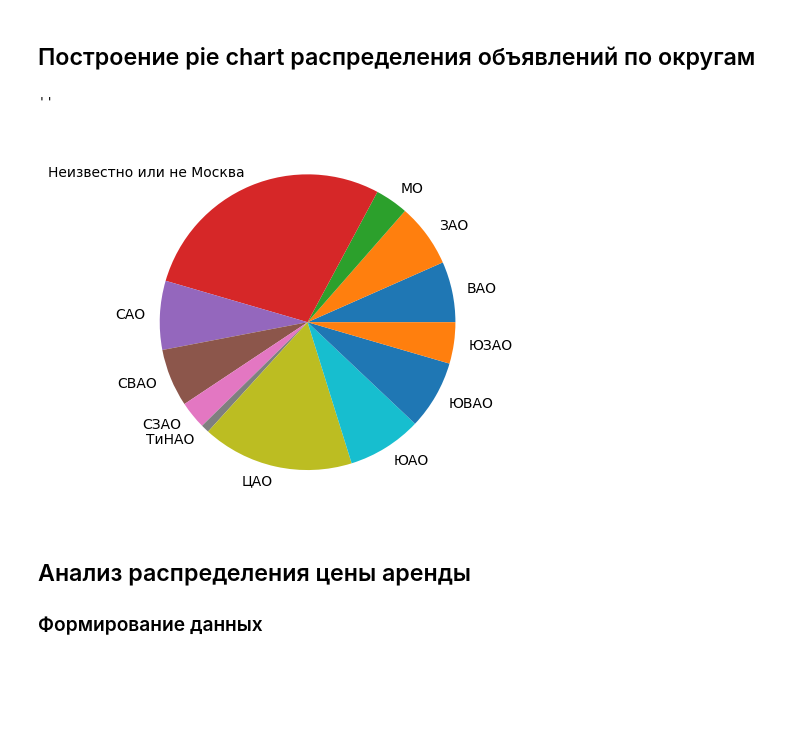
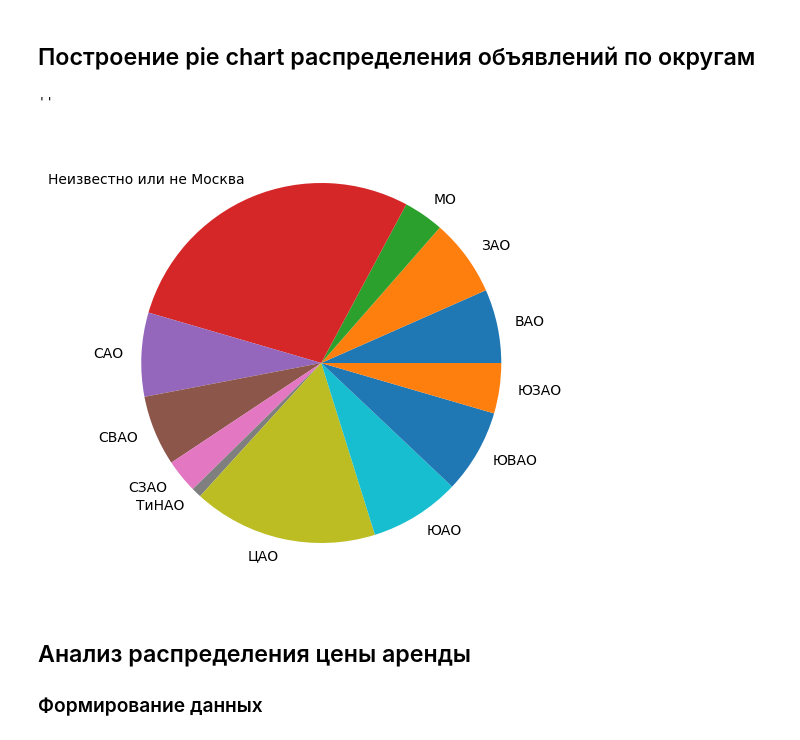
Before and after one commit to korceo/rea, a Jupyter notebook: releases/Release_1.0/Release_1.0.ipynb, the cells around one changed output. Drawn from its saved outputs; the diff is of its cells as text; code cells hidden in the pictures; blank space fills up the shorter version.

```diff
--- a/releases/Release_1.0/Release_1.0.ipynb
+++ b/releases/Release_1.0/Release_1.0.ipynb
@@ -472,14 +472,15 @@ for_pie = metro_counts.groupby("Округ").count()
 # %%
 x = metro_counts["count"]
 y = metro_counts["Округ"]
 
 fig_metro, ax_metro = plt.subplots()
 ax_metro.pie(for_pie["count"], labels=for_pie.index)
+plt.tight_layout()
 fig_metro.savefig('./figures/Распределение по округам.svg', dpi=300, bbox_inches="tight")
 ;
 # %% [output]
 ''
-[figure, old version]
+[figure, new version]
 # %% [markdown]
 ## Анализ распределения цены аренды
 ### Формирование данных
```
Also changed, not shown: parts of 2 cells of this notebook, 4 other files.
